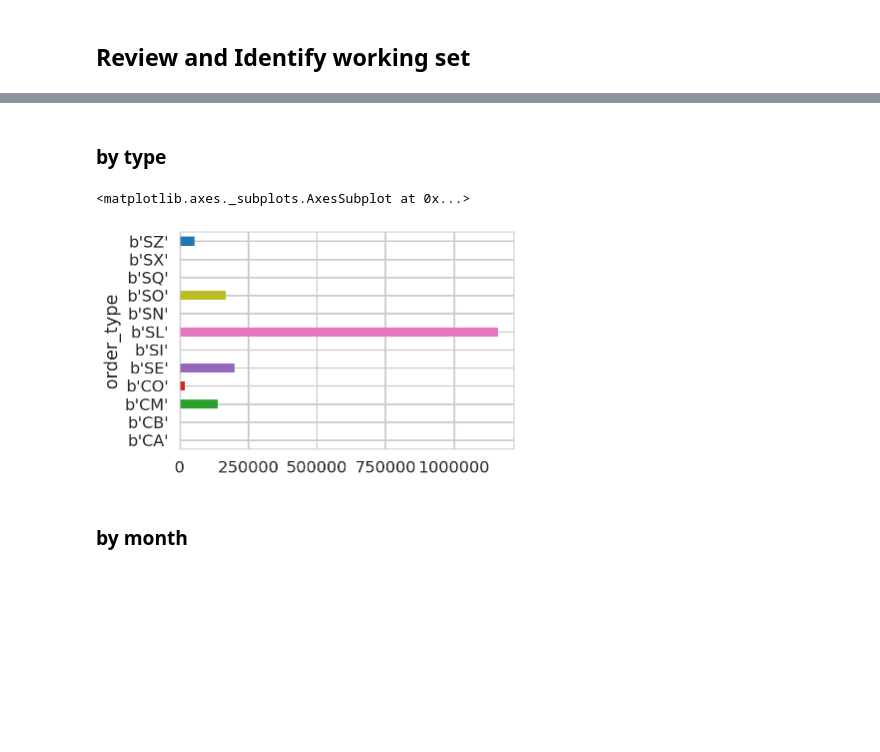
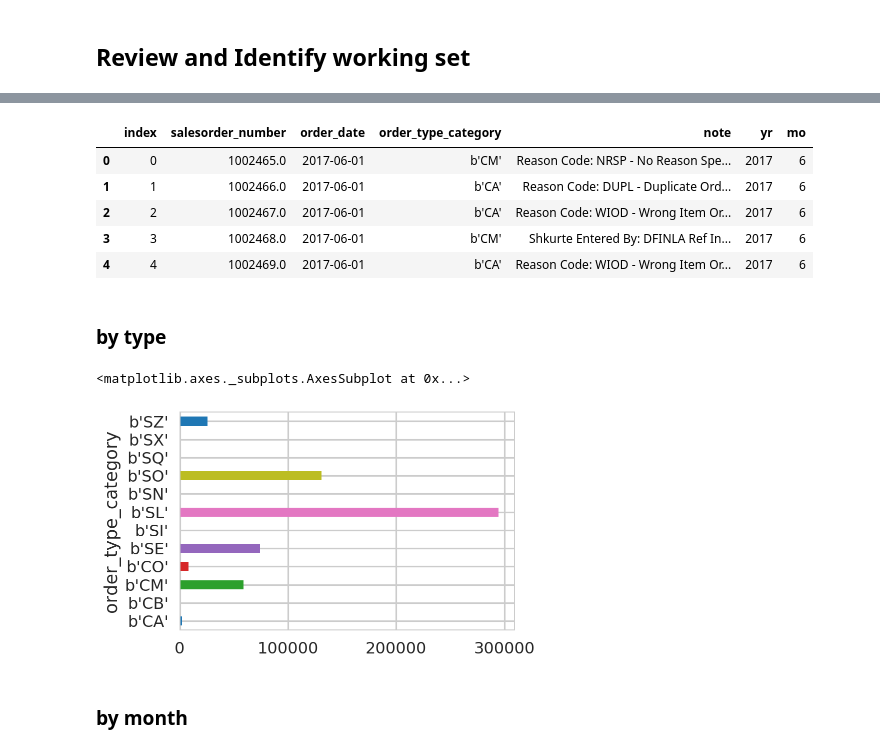
Before and after one commit to HSCanada/br_notebook, a Jupyter notebook: ml/returns/design/20180702-tc-order_note.ipynb, the cells around one changed output, grey strips where cells are left out. Cells and saved outputs as stored; diff of their text form; code cells hidden in the pictures; blank space fills up the shorter version.

```diff
--- a/ml/returns/design/20180702-tc-order_note.ipynb
+++ b/ml/returns/design/20180702-tc-order_note.ipynb
@@ -41,13 +40,22 @@ memory usage: 79.9+ MB
 # %%
 df['yr'] = df['order_date'].dt.year
 df['mo'] = df['order_date'].dt.month
+# %%
+df.head()
+# %% [output]
+|  | index | salesorder_number | order_date | order_type_category | note | yr | mo |
+| 0 | 0 | 1002465.0 | 2017-06-01 | b'CM' | Reason Code: NRSP - No Reason Spe... | 2017 | 6 |
+| 1 | 1 | 1002466.0 | 2017-06-01 | b'CA' | Reason Code: DUPL - Duplicate Ord... | 2017 | 6 |
+| 2 | 2 | 1002467.0 | 2017-06-01 | b'CA' | Reason Code: WIOD - Wrong Item Or... | 2017 | 6 |
+| 3 | 3 | 1002468.0 | 2017-06-01 | b'CM' | Shkurte Entered By: DFINLA Ref In... | 2017 | 6 |
+| 4 | 4 | 1002469.0 | 2017-06-01 | b'CA' | Reason Code: WIOD - Wrong Item Or... | 2017 | 6 |
 # %% [markdown]
 ### by type
 # %%
-df.groupby('order_type')['note'].count().plot(kind='barh')
+df.groupby('order_type_category')['note'].count().plot(kind='barh')
 # %% [output]
 <matplotlib.axes._subplots.AxesSubplot at 0x...>
-[figure, old version]
+[figure, new version]
 # %% [markdown]
 ### by month
 # %% [markdown]
```
Also changed, not shown: parts of 11 cells of this notebook, 3 other files.
